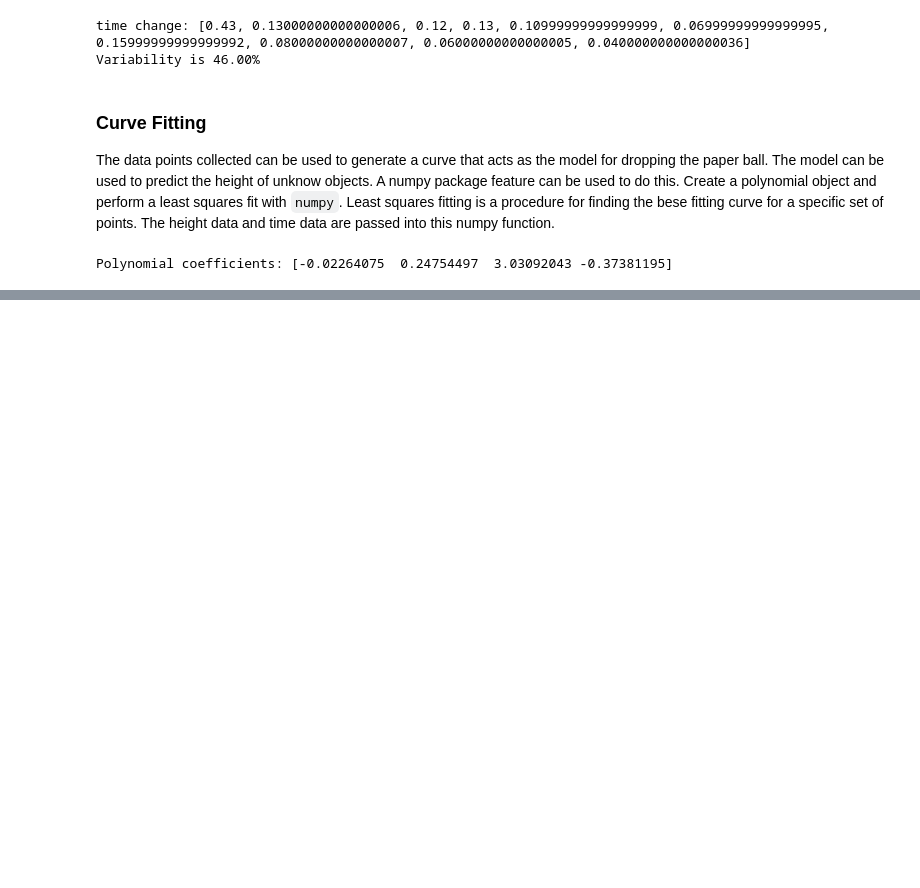
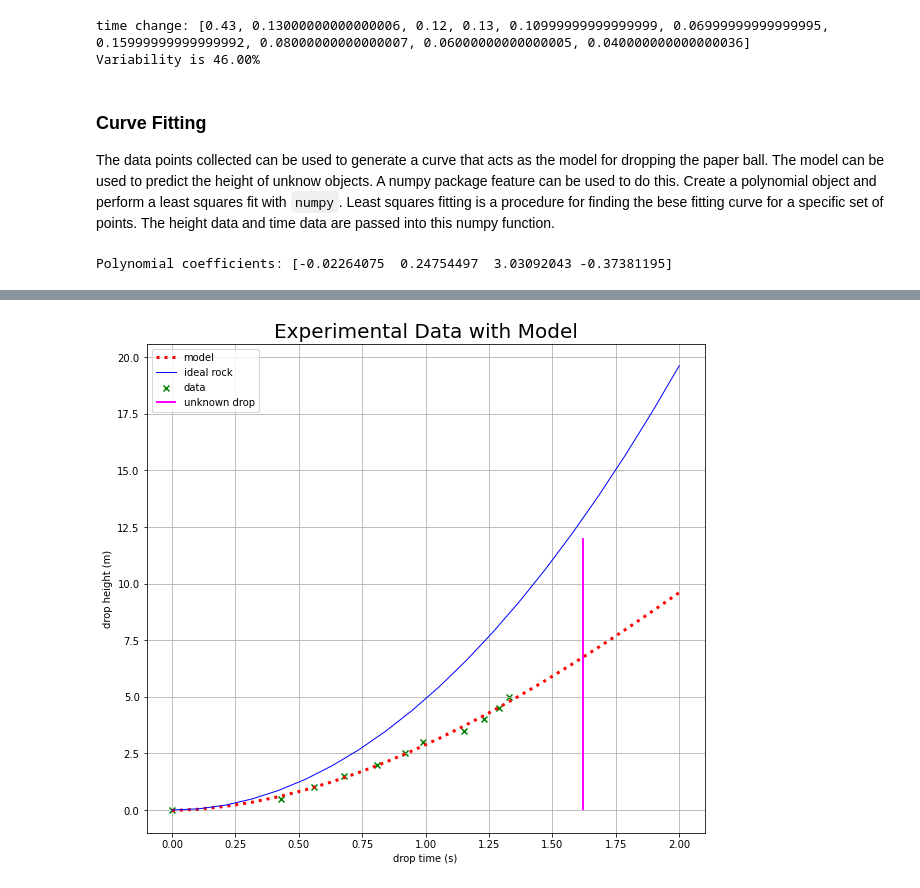
Before and after one commit to ztbochanski/ph211labs, a Jupyter notebook: lab5-rock-drop/lab-5-rock-drop.ipynb, the cells around one changed output, grey strips where cells are left out. Drawn from its saved outputs; the diff is of its cells as text; code cells hidden in the pictures; blank space fills up the shorter version.

Commit message:
rock drop

```diff
--- a/lab5-rock-drop/lab-5-rock-drop.ipynb
+++ b/lab5-rock-drop/lab-5-rock-drop.ipynb
@@ -157,0 +189,40 @@ idealrock = 0.5*9.81*modeltime**2
+# %%
+fig2, ax2 = plt.subplots()
+
+# This is the plot of the actual data
+ax2.scatter(time_data, height_data,
+            marker = 'x', color = 'green',
+            label = "data")
+
+# This is the plot of your polynomial curve fit
+ax2.plot(modeltime, modelheight,
+         color = 'red', linestyle = ':',
+         linewidth = 3., label = "model")
+
+# This is the plot of an ideal physics rock
+ax2.plot(modeltime, idealrock,
+         color = 'blue', linestyle = '-',
+         linewidth = 1., label = "ideal rock")
+
+# This is the drop time you measured for your unknown height
+# followed by a plot of a vertical line 'vlines' at that point
+# You MAY need to change the 12 to a different number. See what
+# happens when you do.
+unknown_data = 1.62
+ax2.vlines(unknown_data, 0, 12,
+         color = 'magenta', linestyle = '-',
+         linewidth = 2., label = "unknown drop")
+
+
+# a more explicit way to set labels
+plt.xlabel('drop time (s)', fontsize = 10)
+plt.ylabel('drop height (m)', fontsize = 10)
+plt.title('Experimental Data with Model', fontsize = 20)
+
+fig2.set_size_inches(10, 9)
+ax2.grid()
+
+plt.legend(loc= 2)
+plt.show()
+# %% [output]
+[figure, added]
```
Also changed, not shown: parts of 8 cells of this notebook.
